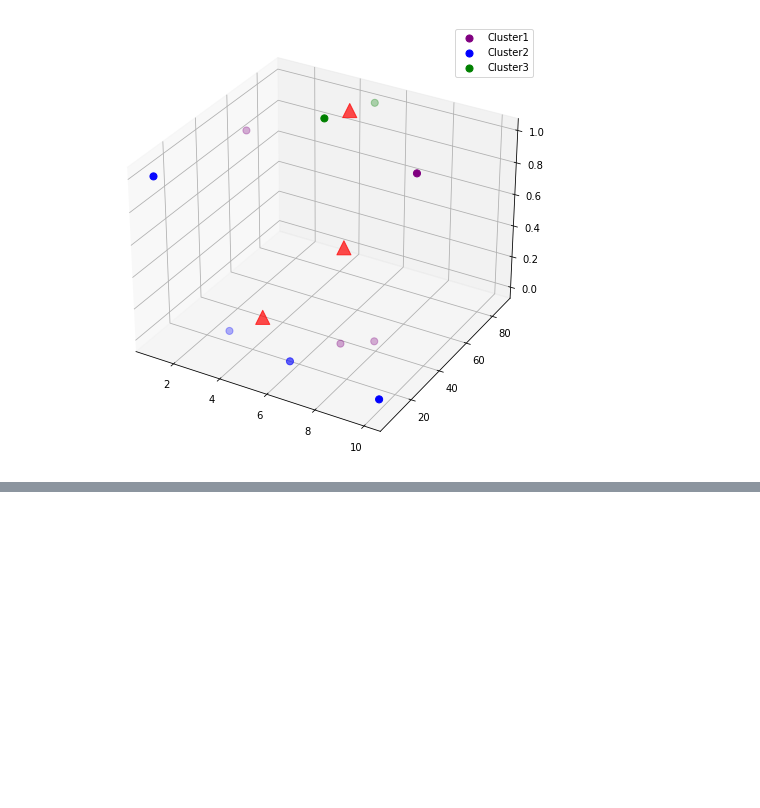
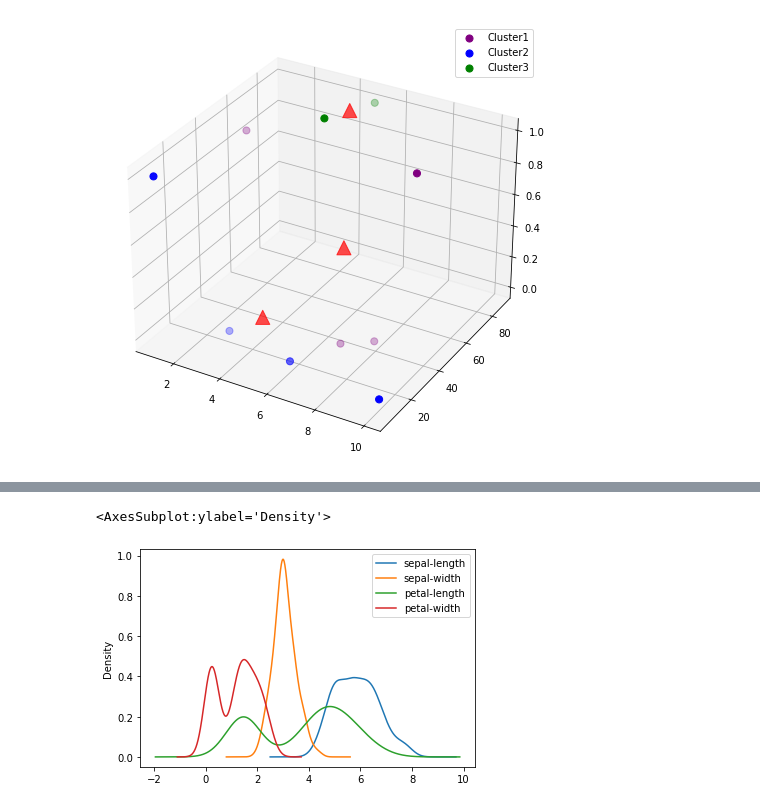
Before and after one commit to comet-602/sklearn, a Jupyter notebook: kmeans.ipynb, the cells around one changed output, grey strips where cells are left out. Saved outputs shown, nothing was run; the diff lists cells and outputs as text; code cells hidden in the pictures; blank space fills up the shorter version.

```diff
--- a/kmeans.ipynb
+++ b/kmeans.ipynb
@@ -116,0 +178,5 @@ ax.scatter(kmeans.cluster_centers_[:,0],kmeans.cluster_centers_[:,1],kmeans.clus
+# %%
+df_iris.plot(kind='kde')  #KDE图，KDE图也被称作密度图(Kernel Density Estimate,核密度估计)
+# %% [output]
+<AxesSubplot:ylabel='Density'>
+[figure, added]
```
Also changed, not shown: parts of 14 cells of this notebook, 1 other file.
